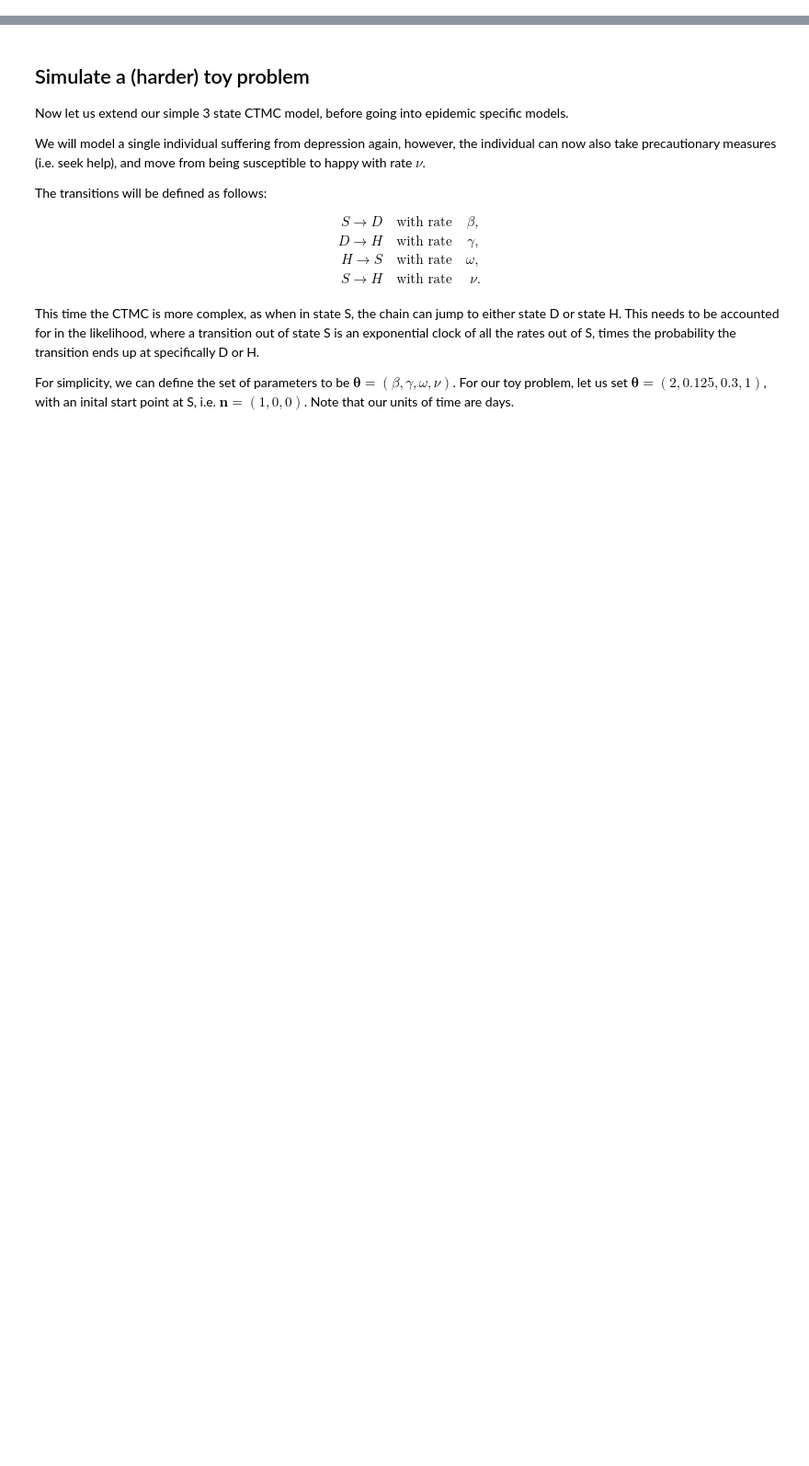
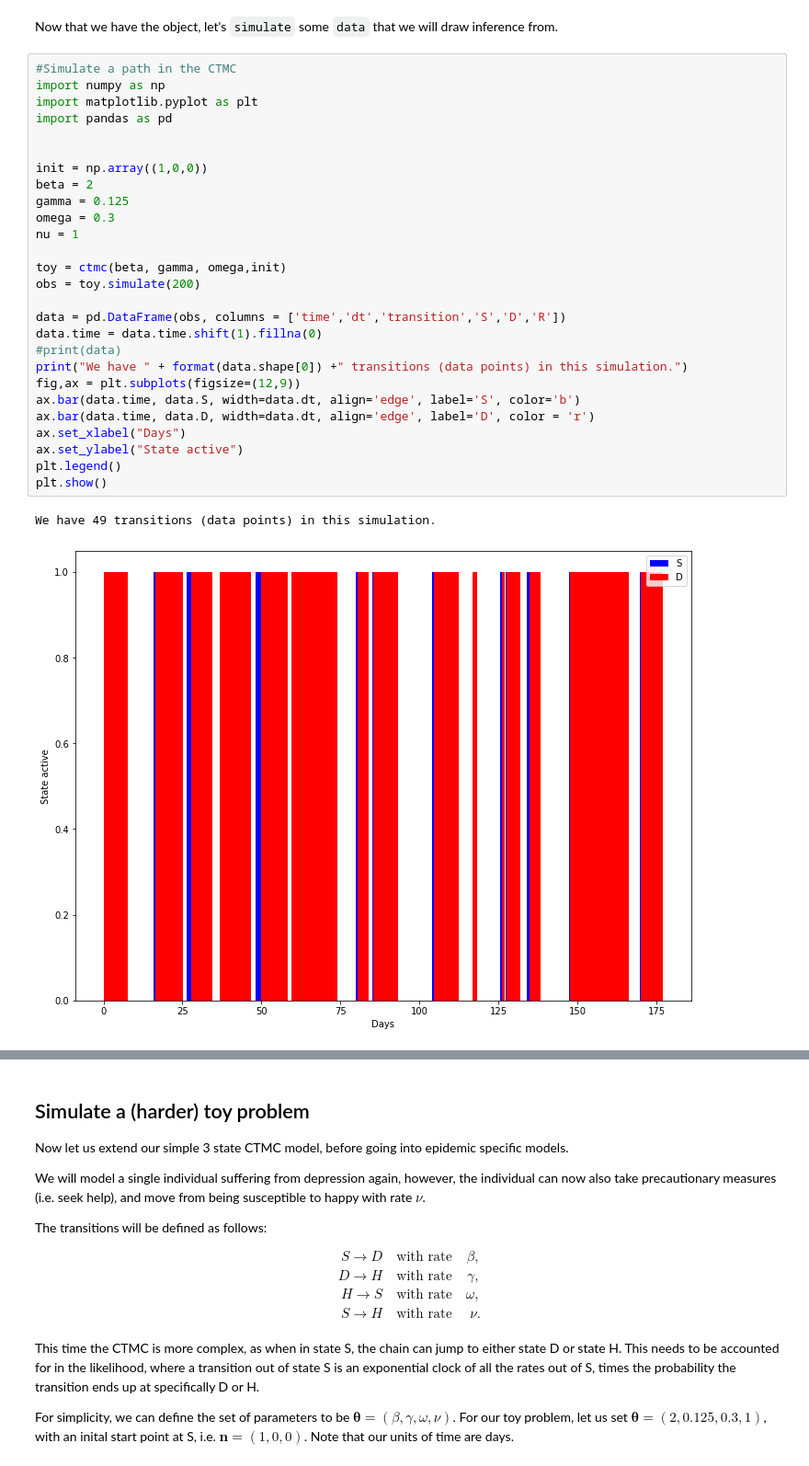
Before and after one commit to tdennisliu/algorithms_tutorials, a Jupyter notebook: ctmc/ctmc-sirs.ipynb, the cells around one changed output, grey strips where cells are left out. Shown at 92% size. Drawn from its saved outputs; the diff is of its cells as text; blank space fills up the shorter version.

```diff
--- a/ctmc/ctmc-sirs.ipynb
+++ b/ctmc/ctmc-sirs.ipynb
@@ -180,0 +90,32 @@ convergence, Rhat=1).
+# %% [markdown]
+Now that we have the object, let's `simulate` some `data` that we will draw inference from.
+# %%
+#Simulate a path in the CTMC
+import numpy as np
+import matplotlib.pyplot as plt
+import pandas as pd
+
+
+init = np.array((1,0,0))
+beta = 2
+gamma = 0.125
+omega = 0.3
+nu = 1
+
+toy = ctmc(beta, gamma, omega,init)
+obs = toy.simulate(200)
+
+data = pd.DataFrame(obs, columns = ['time','dt','transition','S','D','R'])
+data.time = data.time.shift(1).fillna(0)
+#print(data)
+print("We have " + format(data.shape[0]) +" transitions (data points) in this simulation.")
+fig,ax = plt.subplots(figsize=(12,9))
+ax.bar(data.time, data.S, width=data.dt, align='edge', label='S', color='b')
+ax.bar(data.time, data.D, width=data.dt, align='edge', label='D', color = 'r')
+ax.set_xlabel("Days")
+ax.set_ylabel("State active")
+plt.legend()
+plt.show()
+# %% [output]
+We have 49 transitions (data points) in this simulation.
+[figure, added]
```
Also changed, not shown: parts of 5 cells of this notebook.
